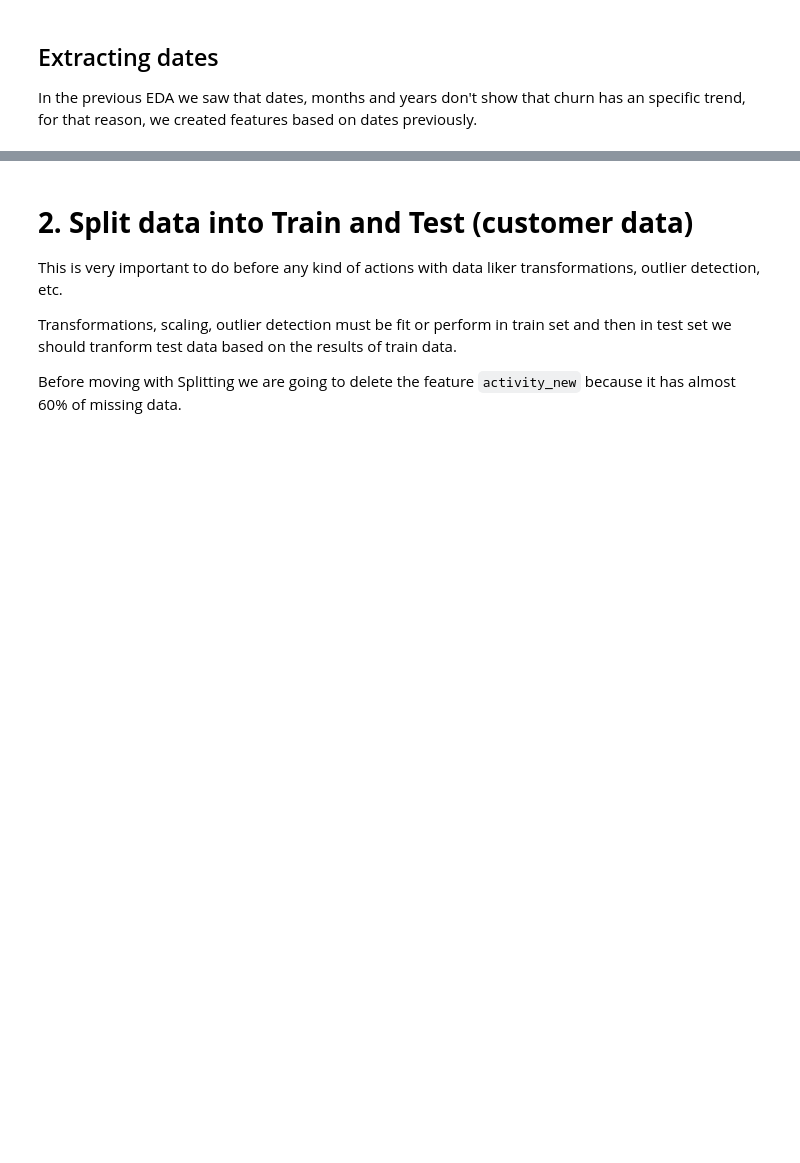
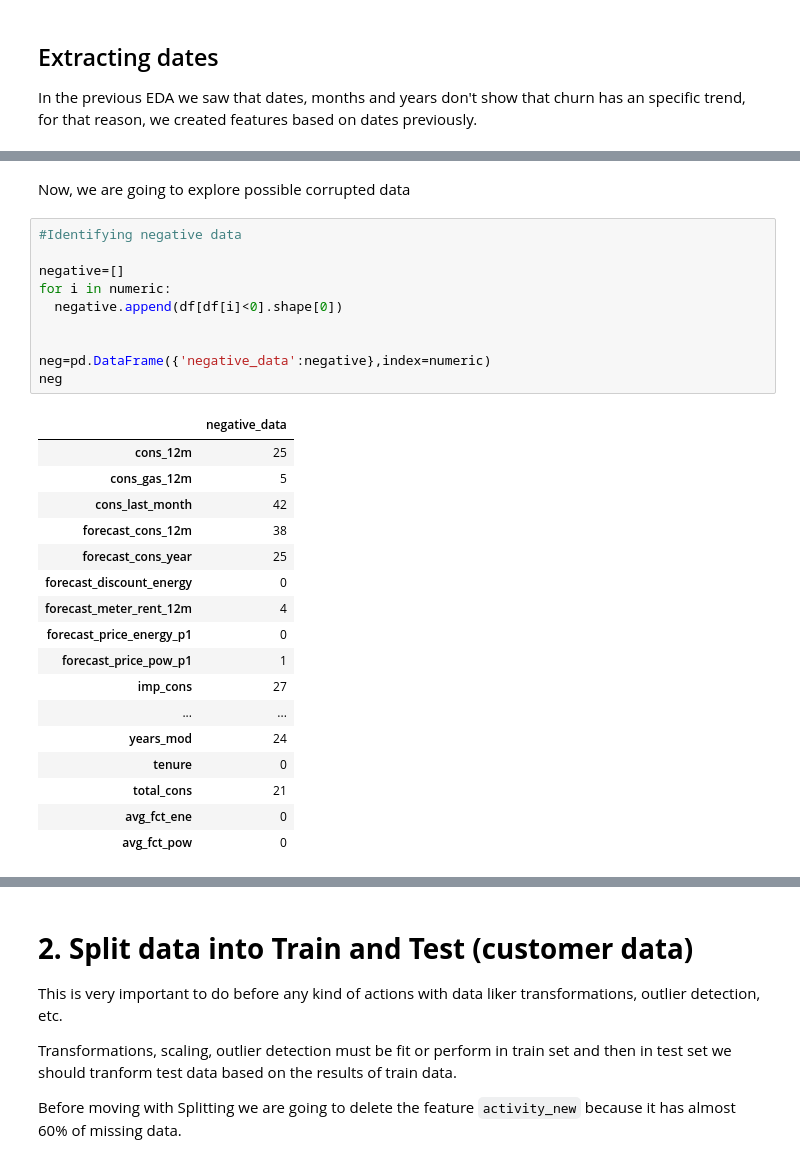
Before and after one commit to jsroa15/BCG, a Jupyter notebook: Feature_Engineering.ipynb, the cells around one changed output, grey strips where cells are left out. Drawn from its saved outputs; the diff is of its cells as text; blank space fills up the shorter version.

```diff
--- a/Feature_Engineering.ipynb
+++ b/Feature_Engineering.ipynb
@@ -175,0 +233,30 @@ In the previous EDA we saw that dates, months and years don't show that churn ha
+# %% [markdown]
+Now, we are going to explore possible corrupted data
+# %%
+#Identifying negative data
+
+negative=[]
+for i in numeric:
+  negative.append(df[df[i]<0].shape[0])
+
+
+neg=pd.DataFrame({'negative_data':negative},index=numeric)
+neg
+# %% [output]
+|  | negative_data |
+| cons_12m | 25 |
+| cons_gas_12m | 5 |
+| cons_last_month | 42 |
+| forecast_cons_12m | 38 |
+| forecast_cons_year | 25 |
+| forecast_discount_energy | 0 |
+| forecast_meter_rent_12m | 4 |
+| forecast_price_energy_p1 | 0 |
+| forecast_price_pow_p1 | 1 |
+| imp_cons | 27 |
+| ... | ... |
+| years_mod | 24 |
+| tenure | 0 |
+| total_cons | 21 |
+| avg_fct_ene | 0 |
+| avg_fct_pow | 0 |
```
Also changed, not shown: parts of 28 cells of this notebook.
